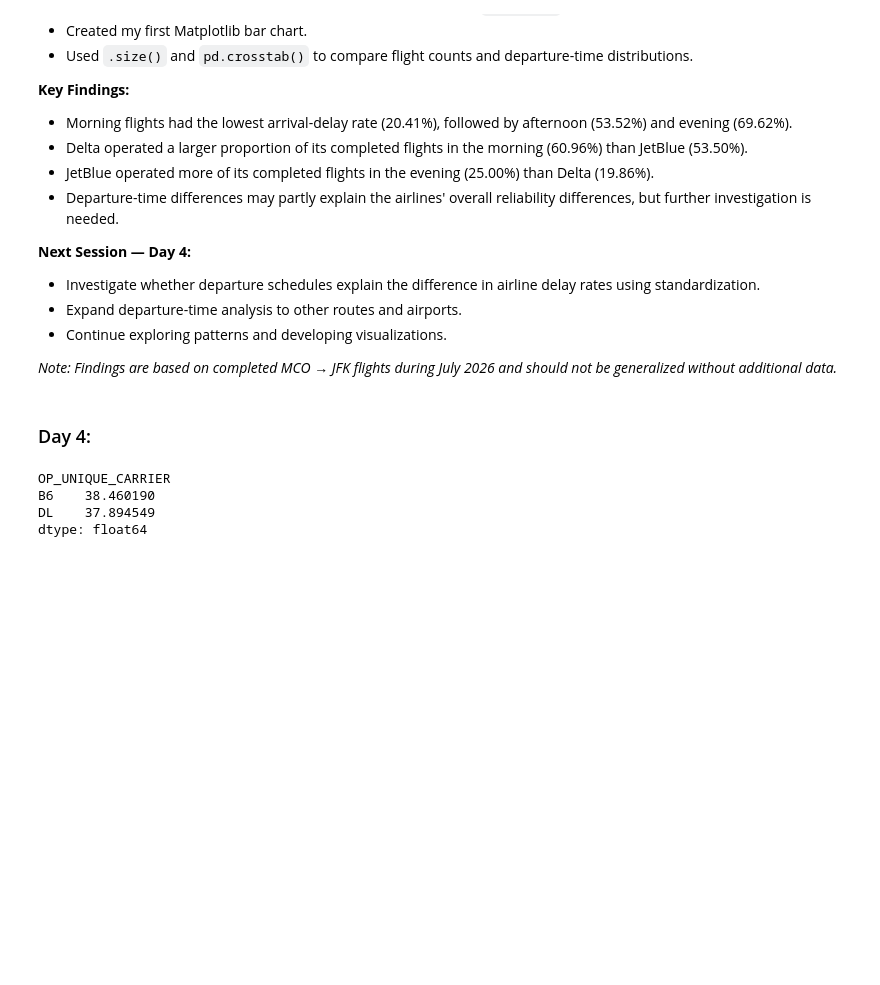
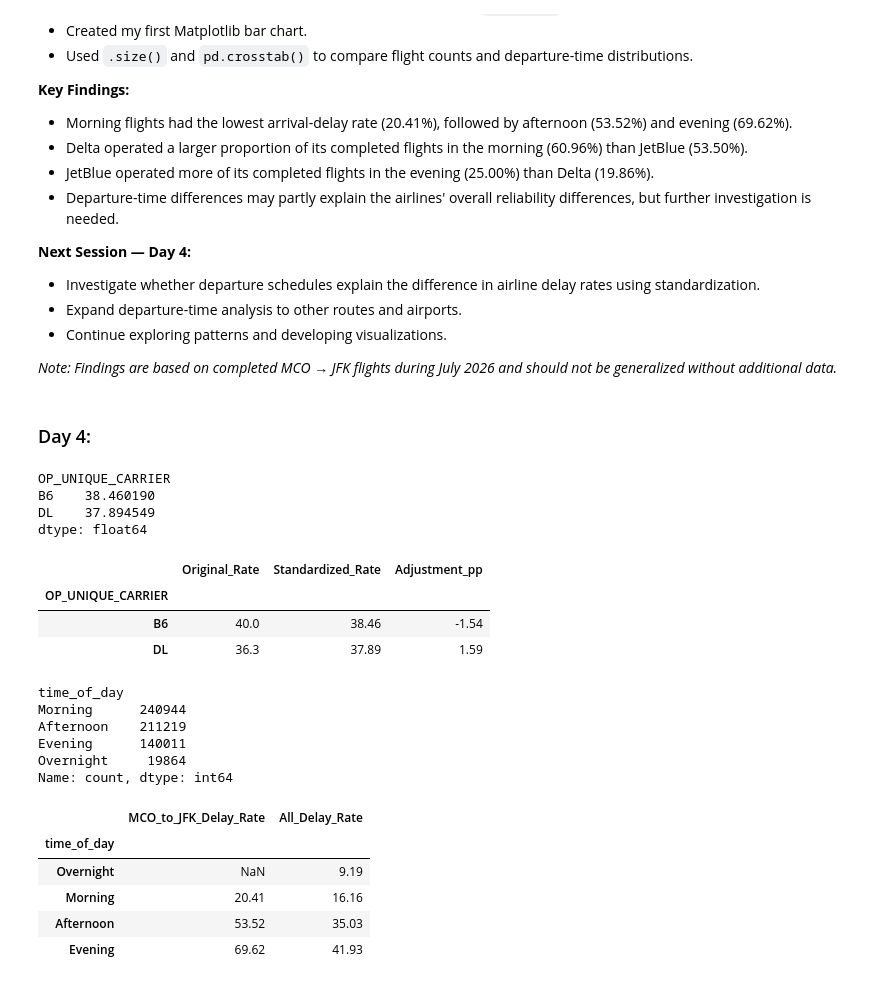
Before and after one commit to denibeni31/airline-value-analysis, a Jupyter notebook: pynotebooks/flight_analysis.ipynb, the cells around one changed output. Drawn from its saved outputs; the diff is of its cells as text; code cells hidden in the pictures; blank space fills up the shorter version.

```diff
--- a/pynotebooks/flight_analysis.ipynb
+++ b/pynotebooks/flight_analysis.ipynb
@@ -512,3 +444,32 @@ OP_UNIQUE_CARRIER
 B6    38.460190
 DL    37.894549
 dtype: float64
+# %%
+standardization_summary = pd.DataFrame({
+    "Original_Rate": mco_jfk_completed.groupby("OP_UNIQUE_CARRIER")["LATE_15"].mean() * 100,
+    "Standardized_Rate": mcojfk_time_rates.mul(mjfk_weights, axis=1).sum(axis=1) * 100
+})
+
+standardization_summary["Adjustment_pp"] = standardization_summary["Standardized_Rate"] - standardization_summary["Original_Rate"]
+
+standardization_summary.round(2)
+# %% [output]
+|  | Original_Rate | Standardized_Rate | Adjustment_pp |
+| OP_UNIQUE_CARRIER |  |  |  |
+| B6 | 40.0 | 38.46 | -1.54 |
+| DL | 36.3 | 37.89 | 1.59 |
+# %%
+completed["time_of_day"] = pd.cut(
+    completed["departure_hour"],
+    bins= [-1, 5, 11, 17, 23],
+    labels= ["Overnight", "Morning", "Afternoon", "Evening"]
+)
+
+completed["time_of_day"].value_counts(dropna= False)
+# %% [output]
+time_of_day
+Morning      240944
+Afternoon    211219
+Evening      140011
+Overnight     19864
+Name: count, dtype: int64
@@ -514,0 +478,14 @@ dtype: float64
+# %%
+delay_comparison_mjfk_all = pd.DataFrame({
+    "MCO_to_JFK_Delay_Rate": mco_jfk_completed.groupby("time_of_day")["LATE_15"].mean() * 100,
+    "All_Delay_Rate": delay_by_time_all
+})
+
+delay_comparison_mjfk_all.round(2)
+# %% [output]
+|  | MCO_to_JFK_Delay_Rate | All_Delay_Rate |
+| time_of_day |  |  |
+| Overnight | NaN | 9.19 |
+| Morning | 20.41 | 16.16 |
+| Afternoon | 53.52 | 35.03 |
+| Evening | 69.62 | 41.93 |
```
Also changed, not shown: parts of 8 cells of this notebook.
